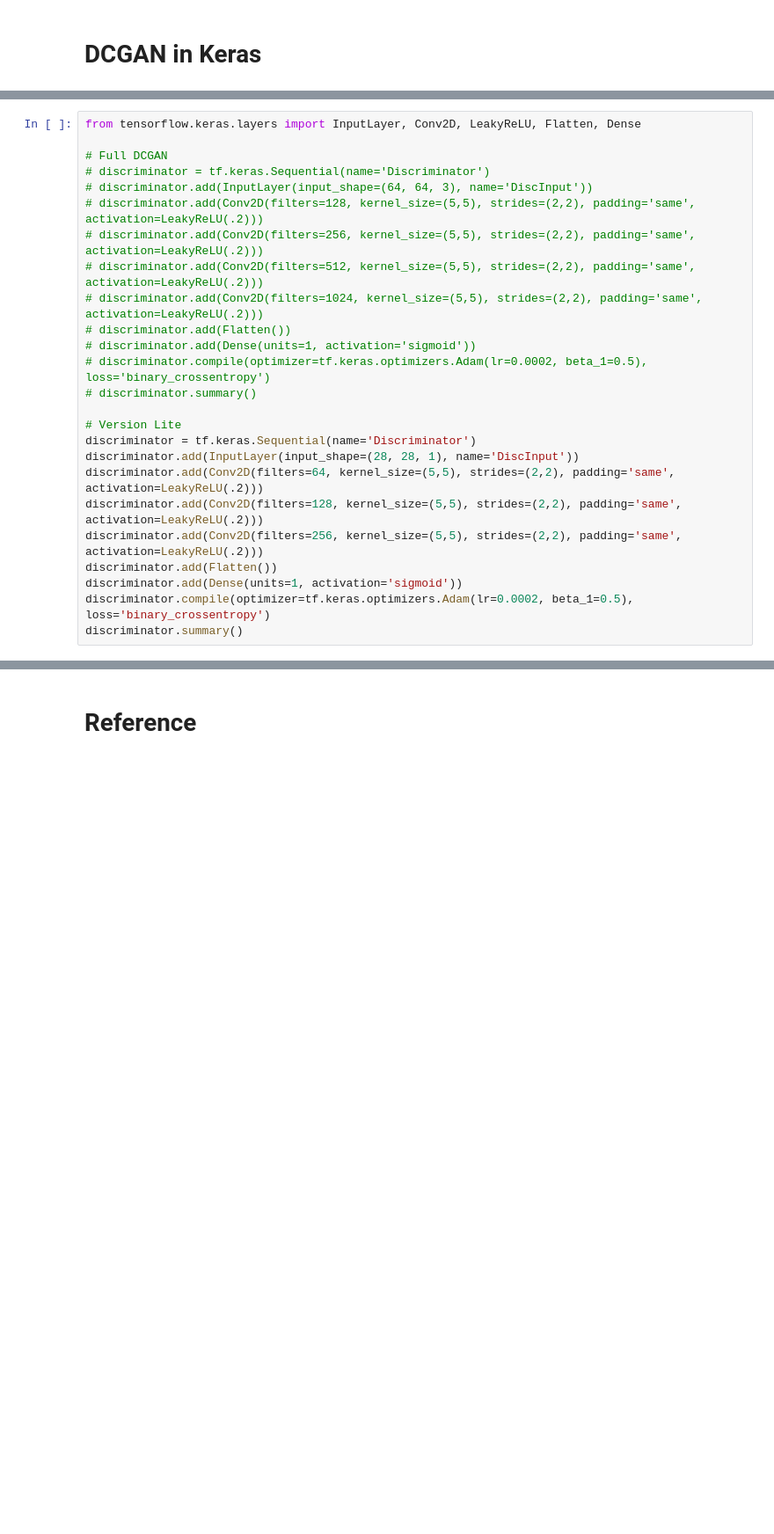
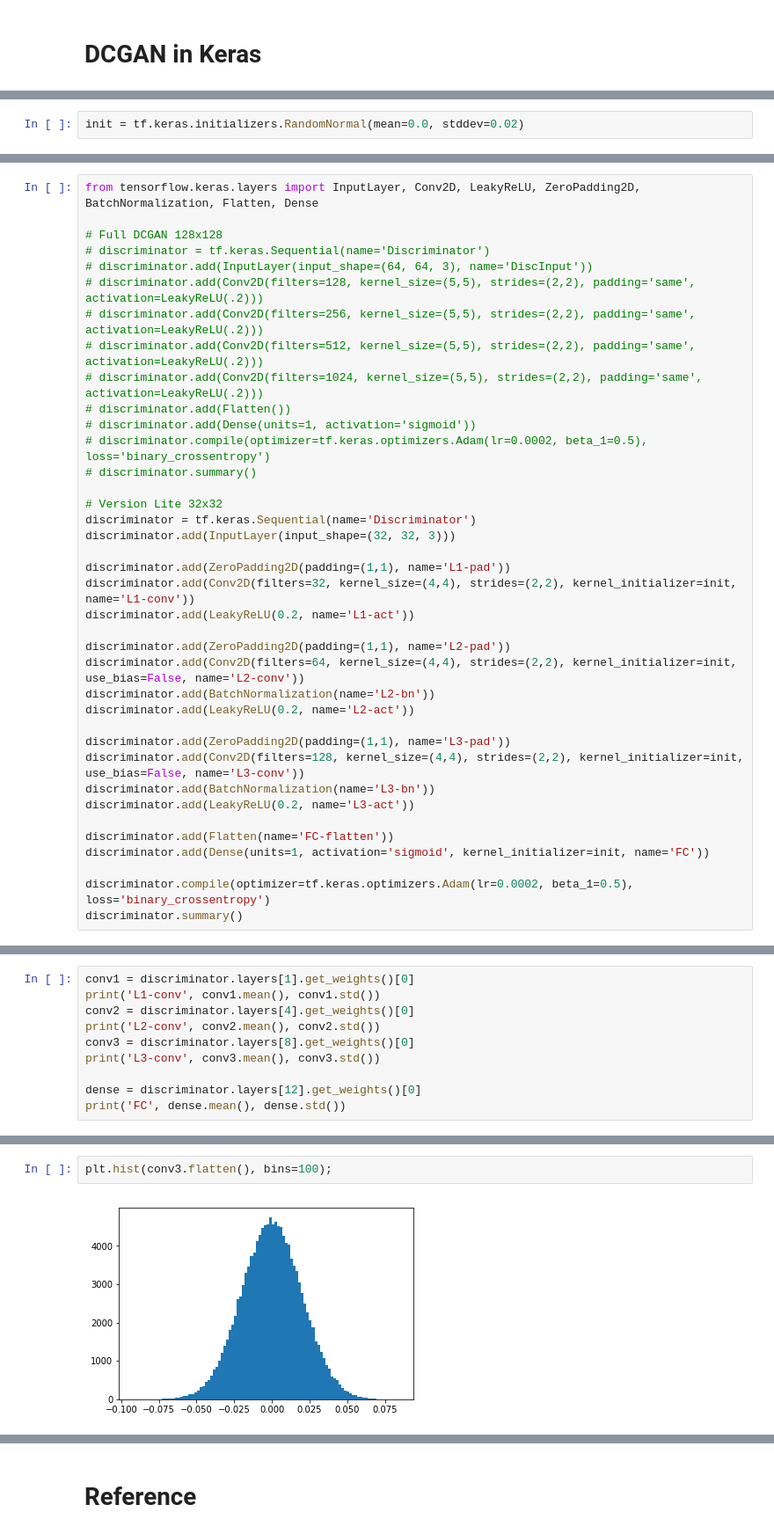
Before and after one commit to marcinbogdanski/ai-sketchpad, a Jupyter notebook: KerasNN/3210_DCGAN.ipynb, the cells around one changed output, grey strips where cells are left out. Shown at 88% size. Drawn from its saved outputs; the diff is of its cells as text; blank space fills up the shorter version.

Commit message:
Keras: DCGAN completed, but doesn't train

```diff
--- a/KerasNN/3210_DCGAN.ipynb
+++ b/KerasNN/3210_DCGAN.ipynb
@@ -141,0 +150,2 @@ generator.summary()
+# %%
+init = tf.keras.initializers.RandomNormal(mean=0.0, stddev=0.02)
@@ -142,7 +210,7 @@ generator.summary()
 # %%
-from tensorflow.keras.layers import InputLayer, Conv2D, LeakyReLU, Flatten, Dense
+from tensorflow.keras.layers import InputLayer, Conv2D, LeakyReLU, ZeroPadding2D, BatchNormalization, Flatten, Dense
 
-# Full DCGAN
+# Full DCGAN 128x128
 # discriminator = tf.keras.Sequential(name='Discriminator')
 # discriminator.add(InputLayer(input_shape=(64, 64, 3), name='DiscInput'))
 # discriminator.add(Conv2D(filters=128, kernel_size=(5,5), strides=(2,2), padding='same', activation=LeakyReLU(.2)))
@@ -154,14 +222,27 @@ from tensorflow.keras.layers import InputLayer, Conv2D, LeakyReLU, Flatten, Dens
 # discriminator.compile(optimizer=tf.keras.optimizers.Adam(lr=0.0002, beta_1=0.5), loss='binary_crossentropy')
 # discriminator.summary()
 
-# Version Lite
+# Version Lite 32x32
 discriminator = tf.keras.Sequential(name='Discriminator')
-discriminator.add(InputLayer(input_shape=(28, 28, 1), name='DiscInput'))
-discriminator.add(Conv2D(filters=64, kernel_size=(5,5), strides=(2,2), padding='same', activation=LeakyReLU(.2)))
-discriminator.add(Conv2D(filters=128, kernel_size=(5,5), strides=(2,2), padding='same', activation=LeakyReLU(.2)))
-discriminator.add(Conv2D(filters=256, kernel_size=(5,5), strides=(2,2), padding='same', activation=LeakyReLU(.2)))
-discriminator.add(Flatten())
-discriminator.add(Dense(units=1, activation='sigmoid'))
+discriminator.add(InputLayer(input_shape=(32, 32, 3)))
+
+discriminator.add(ZeroPadding2D(padding=(1,1), name='L1-pad'))
+discriminator.add(Conv2D(filters=32, kernel_size=(4,4), strides=(2,2), kernel_initializer=init, name='L1-conv'))
+discriminator.add(LeakyReLU(0.2, name='L1-act'))
+
+discriminator.add(ZeroPadding2D(padding=(1,1), name='L2-pad'))
+discriminator.add(Conv2D(filters=64, kernel_size=(4,4), strides=(2,2), kernel_initializer=init, use_bias=False, name='L2-conv'))
+discriminator.add(BatchNormalization(name='L2-bn'))
+discriminator.add(LeakyReLU(0.2, name='L2-act'))
+
+discriminator.add(ZeroPadding2D(padding=(1,1), name='L3-pad'))
+discriminator.add(Conv2D(filters=128, kernel_size=(4,4), strides=(2,2), kernel_initializer=init, use_bias=False, name='L3-conv'))
+discriminator.add(BatchNormalization(name='L3-bn'))
+discriminator.add(LeakyReLU(0.2, name='L3-act'))
+
+discriminator.add(Flatten(name='FC-flatten'))
+discriminator.add(Dense(units=1, activation='sigmoid', kernel_initializer=init, name='FC'))
+
 discriminator.compile(optimizer=tf.keras.optimizers.Adam(lr=0.0002, beta_1=0.5), loss='binary_crossentropy')
 discriminator.summary()
 # %% [output]
@@ -292,0 +266,10 @@ _________________________________________________________________
+# %%
+conv1 = discriminator.layers[1].get_weights()[0]
+print('L1-conv', conv1.mean(), conv1.std())
+conv2 = discriminator.layers[4].get_weights()[0]
+print('L2-conv', conv2.mean(), conv2.std())
+conv3 = discriminator.layers[8].get_weights()[0]
+print('L3-conv', conv3.mean(), conv3.std())
+
+dense = discriminator.layers[12].get_weights()[0]
+print('FC', dense.mean(), dense.std())
@@ -292,0 +281,4 @@ _________________________________________________________________
+# %%
+plt.hist(conv3.flatten(), bins=100);
+# %% [output]
+[figure, added]
```
Also changed, not shown: parts of 36 cells of this notebook, 1 other file.
